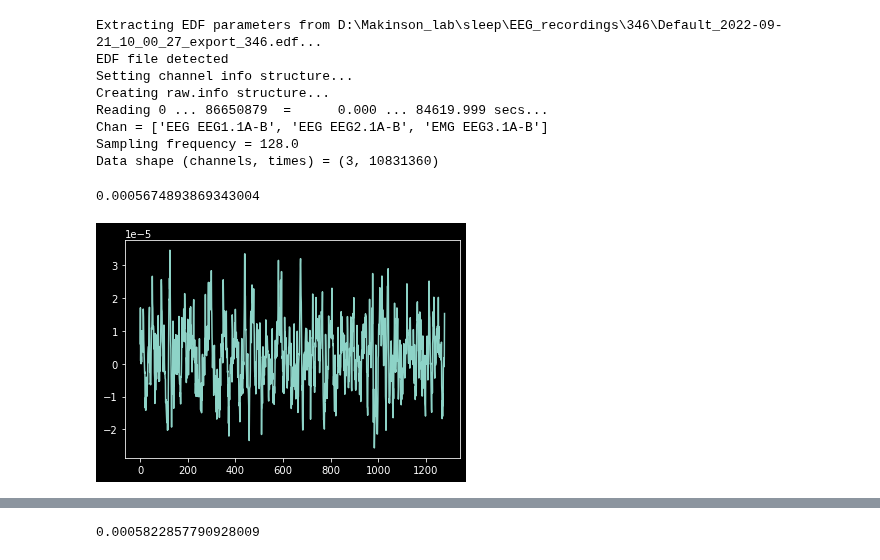
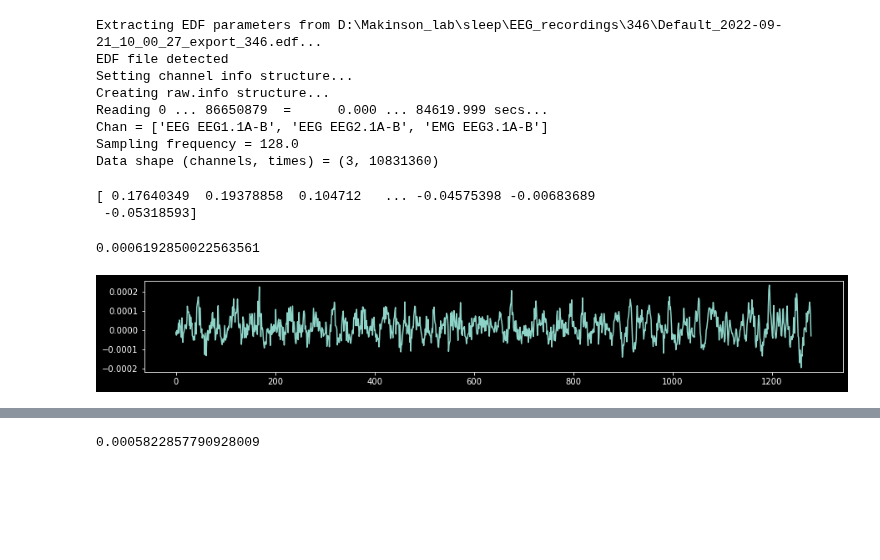
Before and after one commit to IVeuromancer/SleepScoring, a Jupyter notebook: sleep_scoring_multiple_inputs.ipynb, the cells around one changed output, grey strips where cells are left out. Saved outputs shown, nothing was run; the diff lists cells and outputs as text; code cells hidden in the pictures; blank space fills up the shorter version.

```diff
--- a/sleep_scoring_multiple_inputs.ipynb
+++ b/sleep_scoring_multiple_inputs.ipynb
@@ -34,8 +34,8 @@ for x in range(scores_array.shape[0]):
         scores_converted.append(2)
     elif scores_array[x]==255: # unscored
         scores_converted.append(-2)
-all_scores = scores_converted[0:4384] # 4384: total number of epochs
-array_scores = np.array(all_scores).reshape(4384,1)
+all_scores = scores_converted[0:8460] # 8460: total number of epochs
+array_scores = np.array(all_scores).reshape(8460,1)
 # %% [output]
 Extracting EDF parameters from D:\Makinson_lab\sleep\EEG_recordings\346\Default_2022-09-21_10_00_27_export_346.edf...
 EDF file detected
@@ -45,6 +45,12 @@ Reading 0 ... 86650879  =      0.000 ... 84619.999 secs...
 Chan = ['EEG EEG1.1A-B', 'EEG EEG2.1A-B', 'EMG EEG3.1A-B']
 Sampling frequency = 128.0
 Data shape (channels, times) = (3, 10831360)
+# %%
+test = np.array(CH1)/0.0006
+print(test[0])
+# %% [output]
+[ 0.17640349  0.19378858  0.104712   ... -0.04575398 -0.00683689
+ -0.05318593]
 # %%
 CH1 = []
 CH2 = []
@@ -60,8 +66,8 @@ train_CH1 = []
 train_CH2 = []
 train_CH3 = []
 train_scores = []
-list_of_numbers = list(range(4384))
-for i in range(2630): #60% of 4384
+list_of_numbers = list(range(8460))
+for i in range(5076): #60% of 8460
     num = list_of_numbers.pop(randrange(len(list_of_numbers)))
     train_CH1.append(CH1[num])
     train_CH2.append(CH2[num])
@@ -72,7 +78,7 @@ dev_CH1 = []
 dev_CH2 = []
 dev_CH3 = []
 dev_scores = []
-for i in range(877): #20% of 4384
+for i in range(1692): #20% of 8460
     num = list_of_numbers.pop(randrange(len(list_of_numbers)))
     dev_CH1.append(CH1[num])
     dev_CH2.append(CH2[num])
@@ -83,19 +89,20 @@ test_CH1 = []
 test_CH2 = []
 test_CH3 = []
 test_scores = []
-for i in range(877): #20% of 4384
+for i in range(1692): #20% of 8460
     num = list_of_numbers.pop(randrange(len(list_of_numbers)))
     test_CH1.append(CH1[num])
     test_CH2.append(CH2[num])
     test_CH3.append(CH3[num])
     test_scores.append(scores_list[num])
 # %%
+fig = plt.figure(figsize=(15,2))
 plt.style.use('dark_background')
-plt.plot(test_CH3[0])
+plt.plot(CH1[8459])
 print(np.max(test_CH3))
 # %% [output]
-0.0005674893869343004
+0.0006192850022563561
-[figure, old version]
+[figure, new version]
 # %%
 # train_CH1_check = np.array(CH1[0:2629])
 # train_CH2_check = np.array(CH2[0:2629])
```
Also changed, not shown: parts of 6 cells of this notebook, 21 other files.
